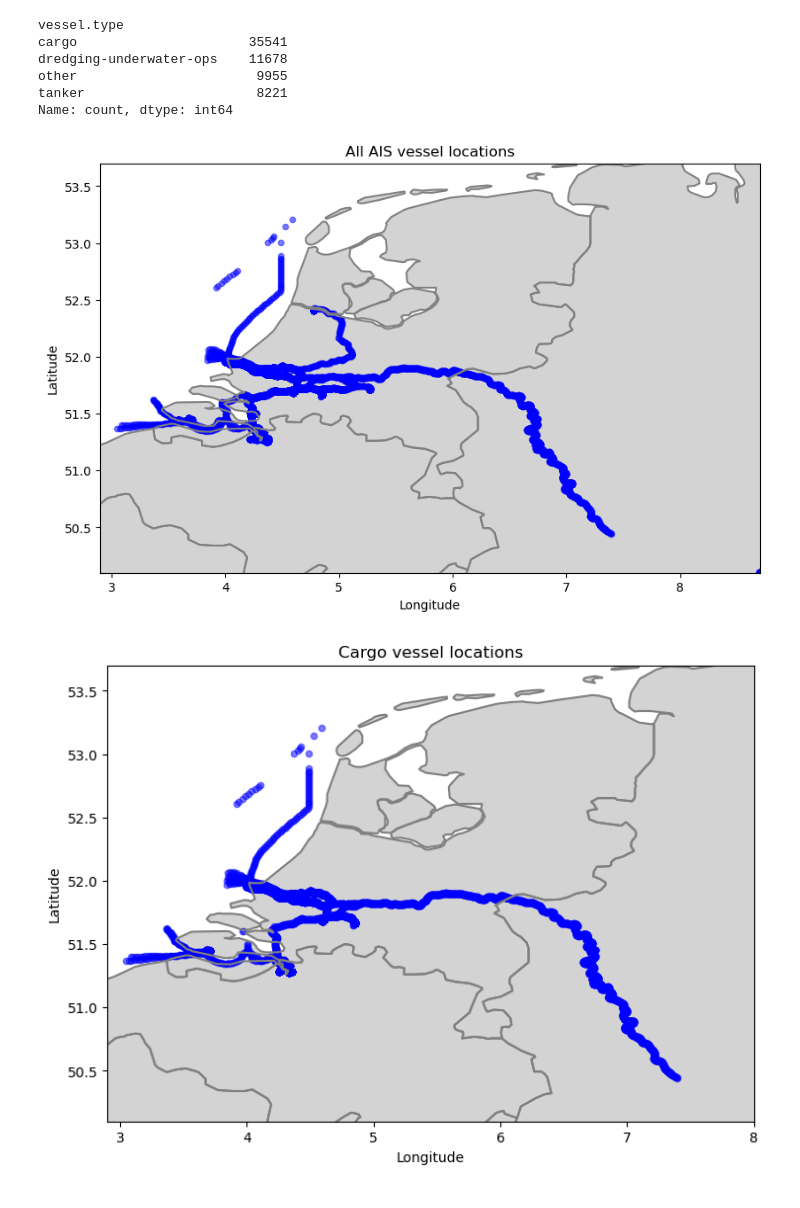
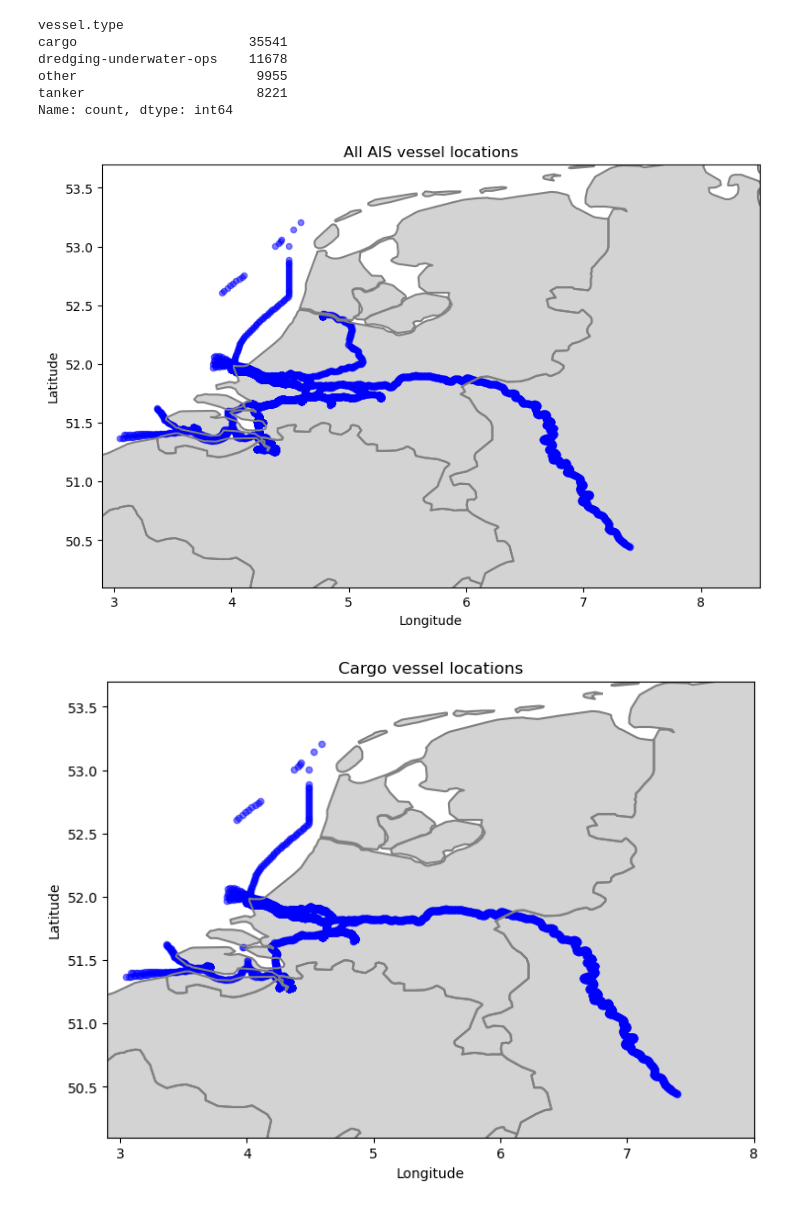
Before and after one commit to rlambregts/ME44312-AIS-Assignment, a Jupyter notebook: Data Processing_final_alles.ipynb, the cells around one changed output. Cells and saved outputs as stored; diff of their text form; code cells hidden in the pictures.

```diff
--- a/Data Processing_final_alles.ipynb
+++ b/Data Processing_final_alles.ipynb
@@ -170,26 +170,26 @@ Name: count, dtype: int64
 # %%
 #all_locations = plt.scatter(df['navigation.location.long'], df['navigation.location.lat'])
 
 # grenzen van Nederland en omgeving
-nl_bounds = (2.9, 50.1, 8.7, 53.7)
+nl_bounds = (2.9, 50.1, 8.5, 53.7)
 
-world_subset = world.cx[nl_bounds[0]:nl_bounds[2], nl_bounds[1]:nl_bounds[3]]
+#world_subset = world.cx[nl_bounds[0]:nl_bounds[2], nl_bounds[1]:nl_bounds[3]]
 
 europe = gpd.read_file(r"C:\Users\julia\OneDrive\Documenten\TU Delft\1. MSc TIL\Machine learning\ME44312-AIS-Assignment\europe.topojson")
 
 # scatterplot
 fig, ax = plt.subplots(figsize=(10, 6))
 europe.plot(ax=ax, color='lightgrey')
 df.plot.scatter(x='navigation.location.long', y='navigation.location.lat', ax=ax, color='blue', alpha=0.5)
 plt.xlabel('Longitude')
 plt.ylabel('Latitude')
 plt.title('All AIS vessel locations')
 
 # Plot landsgrenzen
 europe.boundary.plot(ax=ax, color='grey')
 plt.xlim(nl_bounds[0], nl_bounds[2])
 plt.ylim(nl_bounds[1], nl_bounds[3])
 plt.show()
 # %% [output]
-[figure, old version]
+[figure, new version]
 # %%
```
Also changed, not shown: parts of 12 cells of this notebook.
